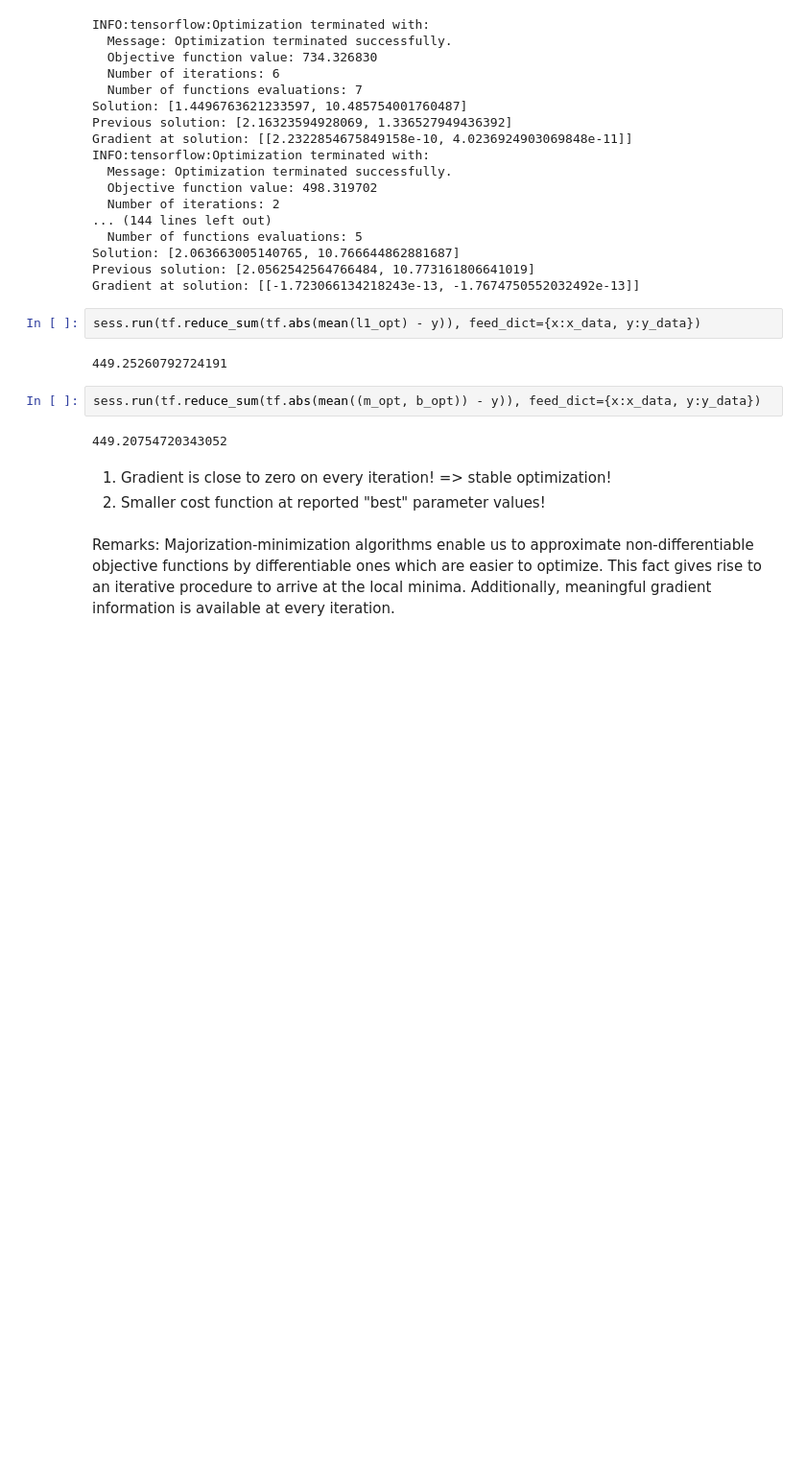
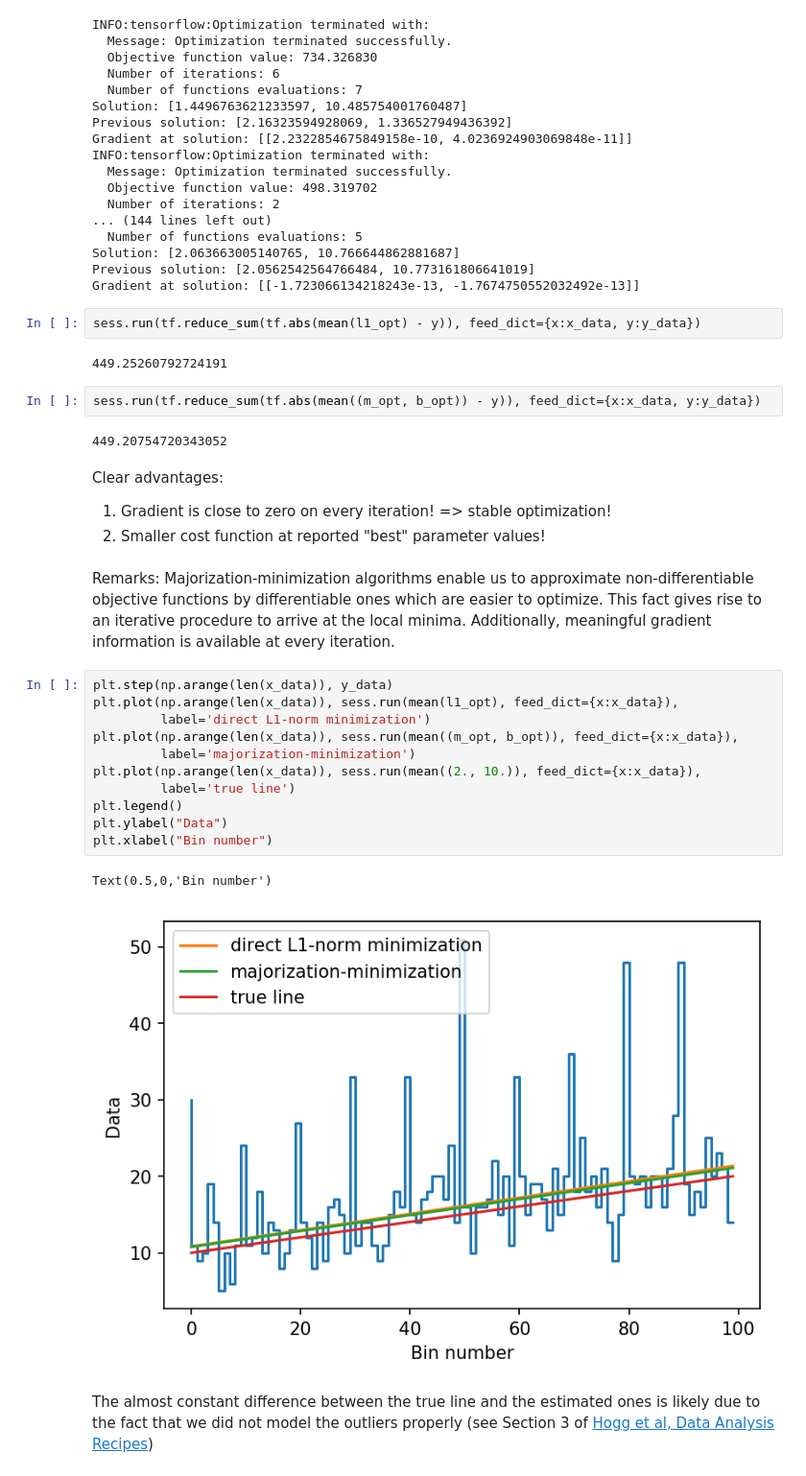
Before and after one commit to FengMonica/majorization-minimization, a Jupyter notebook: mm.ipynb, the cells around one changed output. Shown at 96% size. Cells and saved outputs as stored; diff of their text form; blank space fills up the shorter version.

Commit message:
add final plot

```diff
--- a/mm.ipynb
+++ b/mm.ipynb
@@ -169,9 +169,27 @@ sess.run(tf.reduce_sum(tf.abs(mean((m_opt, b_opt)) - y)), feed_dict={x:x_data, y
 # %% [output]
 449.20754720343052
 # %% [markdown]
+Clear advantages:
 1. Gradient is  close to zero on every iteration! => stable optimization!
 2. Smaller cost function at reported "best" parameter values!
 # %% [markdown]
 Remarks: Majorization-minimization algorithms enable us to approximate non-differentiable objective functions
     by differentiable ones which are easier to optimize. This fact gives rise to an iterative procedure to arrive
     at the local minima. Additionally, meaningful gradient information is available at every iteration.
+# %%
+plt.step(np.arange(len(x_data)), y_data)
+plt.plot(np.arange(len(x_data)), sess.run(mean(l1_opt), feed_dict={x:x_data}),
+         label='direct L1-norm minimization')
+plt.plot(np.arange(len(x_data)), sess.run(mean((m_opt, b_opt)), feed_dict={x:x_data}),
+         label='majorization-minimization')
+plt.plot(np.arange(len(x_data)), sess.run(mean((2., 10.)), feed_dict={x:x_data}),
+         label='true line')
+plt.legend()
+plt.ylabel("Data")
+plt.xlabel("Bin number")
+# %% [output]
+Text(0.5,0,'Bin number')
+[figure, added]
+# %% [markdown]
+The almost constant difference between the true line and the estimated ones is likely due to the fact that
+we did not model the outliers properly (see Section 3 of [Hogg et al, Data Analysis Recipes](https://arxiv.org/pdf/1008.4686.pdf))
```
Also changed, not shown: parts of 1 cell of this notebook.
